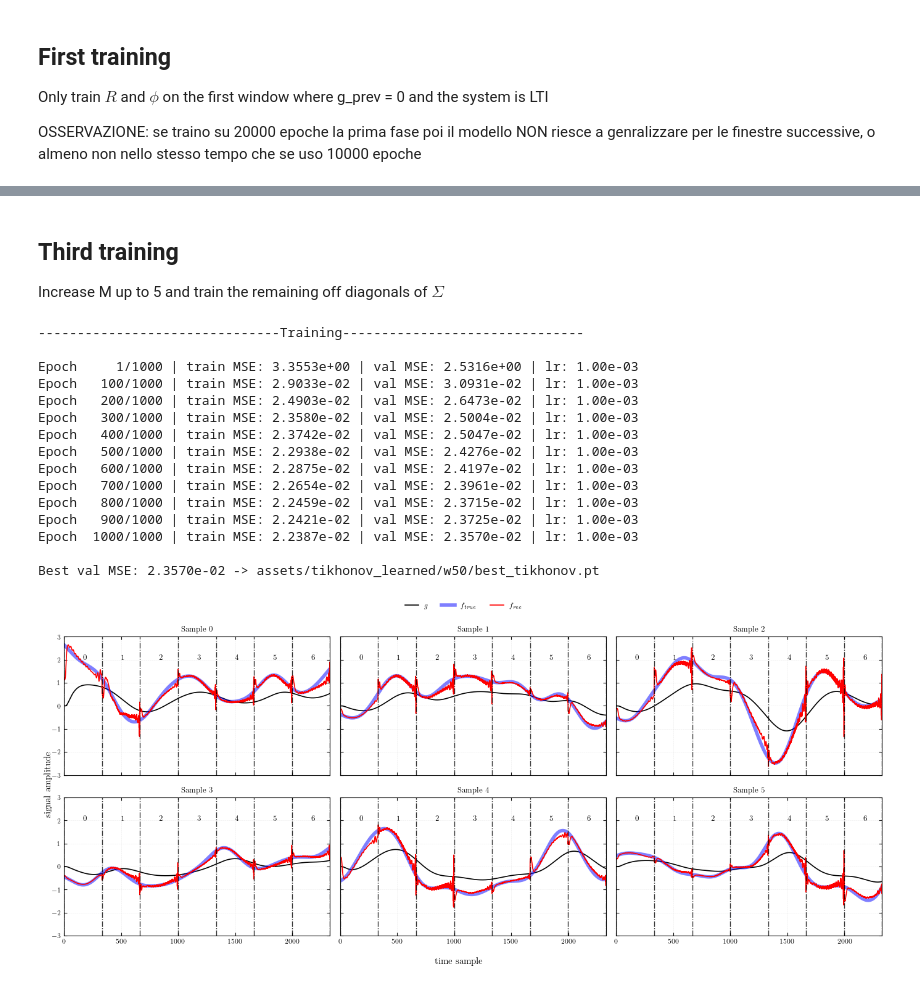
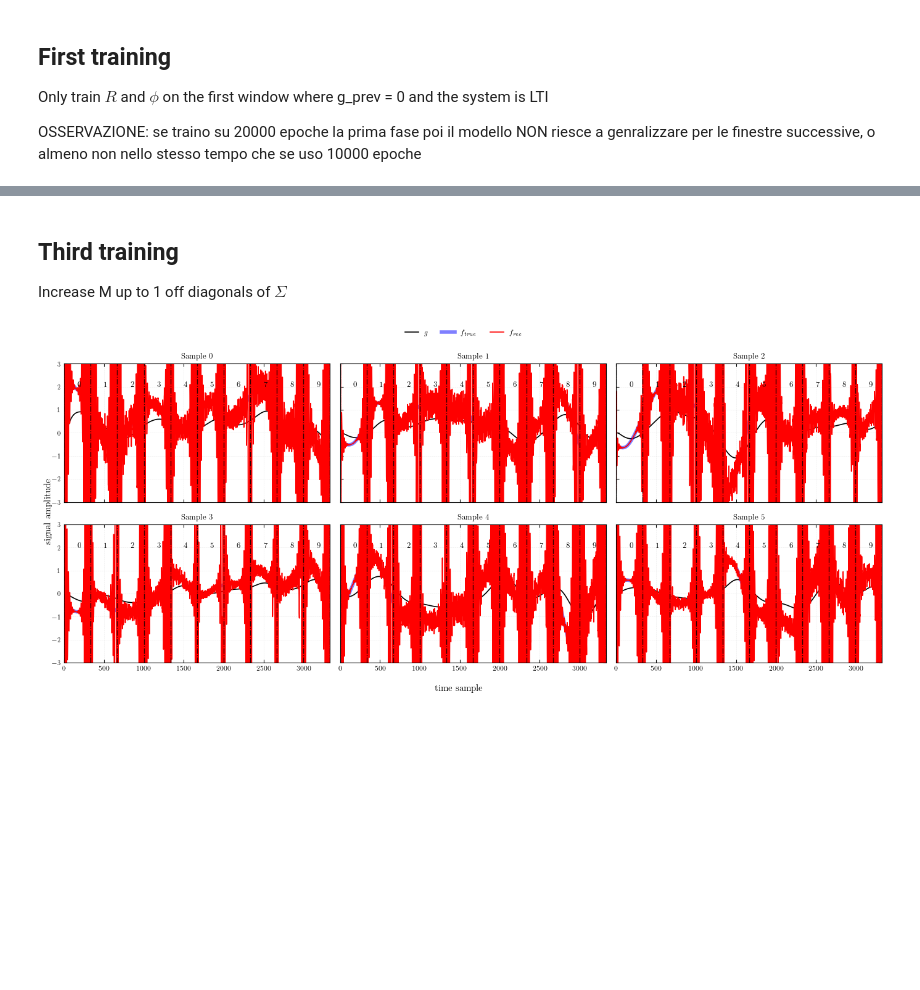
Before and after one commit to Sparisi01/RPM_implementation, a Jupyter notebook: tikhonov_learned_window.ipynb, the cells around one changed output, grey strips where cells are left out. Cells and saved outputs as stored; diff of their text form; code cells hidden in the pictures; blank space fills up the shorter version.

Commit message:
miglioramento plot e aggiunta print dei modelli

```diff
--- a/tikhonov_learned_window.ipynb
+++ b/tikhonov_learned_window.ipynb
@@ -30,8 +30,8 @@ def make_windows(g: torch.Tensor, f: torch.Tensor, W: int) -> tuple[torch.Tensor
         f_wins: (n_samples, n_windows, W)
 
     """
-    n_samples, T = g.shape
-    n_windows = T // W
+    n_samples, n_timesteps = g.shape
+    n_windows = n_timesteps // W
 
     g_wins = g[:, : n_windows * W].reshape(n_samples, n_windows, W)
     f_wins = f[:, : n_windows * W].reshape(n_samples, n_windows, W)
@@ -181,7 +181,7 @@ def _windowed_loss(model: InverseHeatModel, g_wins: torch.Tensor, f_wins: torch.
 # %%
 DATASET_CODE    = "w50/"
 H5_PATH         =  f"dataset/{DATASET_CODE}dataset.h5"
-M               = 1
+M               = 0
 W               = 333
 VAL_FRACTION    = 0.1
 SEED            = 42
@@ -477,6 +524,8 @@ if DO_TRAINING:
 
     model.freeze_all()
     model.unfreeze_sigma()
+
+    print(model)
 
     history = train(
         model        = model,
@@ -484,7 +533,7 @@ if DO_TRAINING:
         f_tr_wins    = f_tr_wins,
         g_va_wins    = g_va_wins,
         f_va_wins    = f_va_wins,
-        n_epochs     = 5000,
+        n_epochs     = 3000,
         checkpoint_path = f"assets/tikhonov_learned/{DATASET_CODE}best_tikhonov.pt"
     )
 
@@ -509,40 +560,27 @@ Best val MSE: 1.3490e+00 -> assets/tikhonov_learned/w50/best_tikhonov.pt
 # %% [markdown]
 ## Third training
 
-Increase M up to 5 and train the remaining off diagonals of $\Sigma$
+Increase M up to 1 off diagonals of $\Sigma$
 # %%
 if DO_TRAINING:
 
-    model = model.sigma.increase_bandwidth(model,5)
+    model = model.sigma.increase_bandwidth(model,1)
+
+    print(model)
 
     history = train(
         model        = model,
         g_tr_wins    = g_tr_wins,
         f_tr_wins    = f_tr_wins,
         g_va_wins    = g_va_wins,
         f_va_wins    = f_va_wins,
-        n_epochs     = 1000,
+        n_epochs     = 2000,
         checkpoint_path = f"assets/tikhonov_learned/{DATASET_CODE}best_tikhonov.pt"
     )
 
-predictions_plot(g_val, f_val, W = W)
+predictions_plot(g_val, f_val, W = W, max_window=10)
 # %% [output]
--------------------------------Training-------------------------------
-
-Epoch     1/1000 | train MSE: 3.3553e+00 | val MSE: 2.5316e+00 | lr: 1.00e-03
-Epoch   100/1000 | train MSE: 2.9033e-02 | val MSE: 3.0931e-02 | lr: 1.00e-03
-Epoch   200/1000 | train MSE: 2.4903e-02 | val MSE: 2.6473e-02 | lr: 1.00e-03
-Epoch   300/1000 | train MSE: 2.3580e-02 | val MSE: 2.5004e-02 | lr: 1.00e-03
-Epoch   400/1000 | train MSE: 2.3742e-02 | val MSE: 2.5047e-02 | lr: 1.00e-03
-Epoch   500/1000 | train MSE: 2.2938e-02 | val MSE: 2.4276e-02 | lr: 1.00e-03
-Epoch   600/1000 | train MSE: 2.2875e-02 | val MSE: 2.4197e-02 | lr: 1.00e-03
-Epoch   700/1000 | train MSE: 2.2654e-02 | val MSE: 2.3961e-02 | lr: 1.00e-03
-Epoch   800/1000 | train MSE: 2.2459e-02 | val MSE: 2.3715e-02 | lr: 1.00e-03
-Epoch   900/1000 | train MSE: 2.2421e-02 | val MSE: 2.3725e-02 | lr: 1.00e-03
-Epoch  1000/1000 | train MSE: 2.2387e-02 | val MSE: 2.3570e-02 | lr: 1.00e-03
-
-Best val MSE: 2.3570e-02 -> assets/tikhonov_learned/w50/best_tikhonov.pt
-[figure, old version]
+[figure, new version]
 # %%
 def plot_diagnostics(model, omegas: np.ndarray):
 
```
Also changed, not shown: parts of 8 cells of this notebook, 2 other files.
